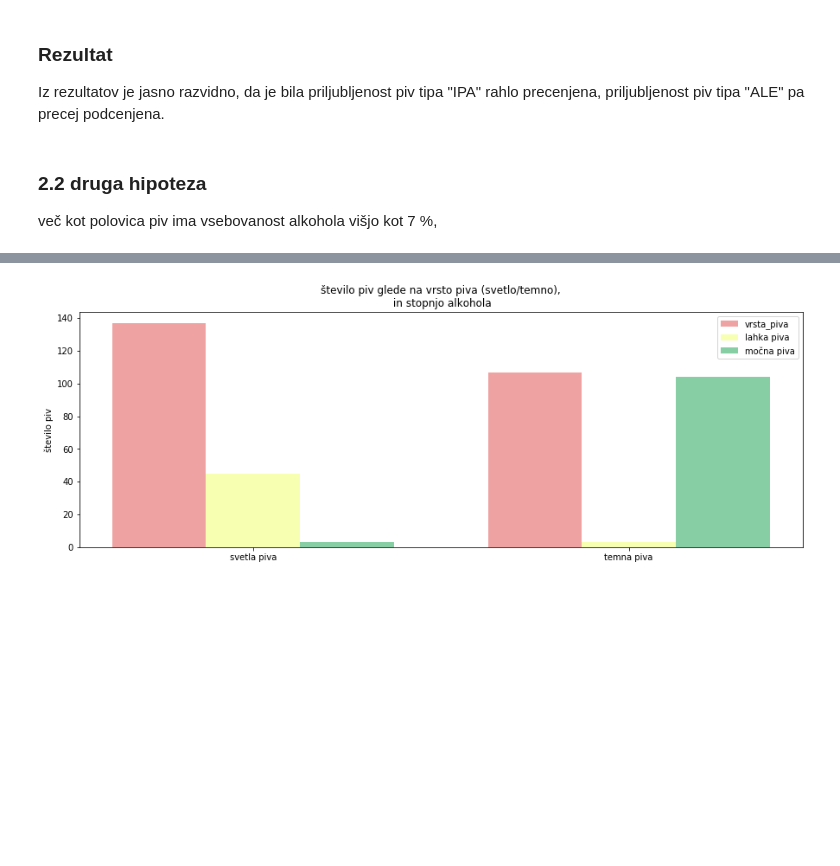
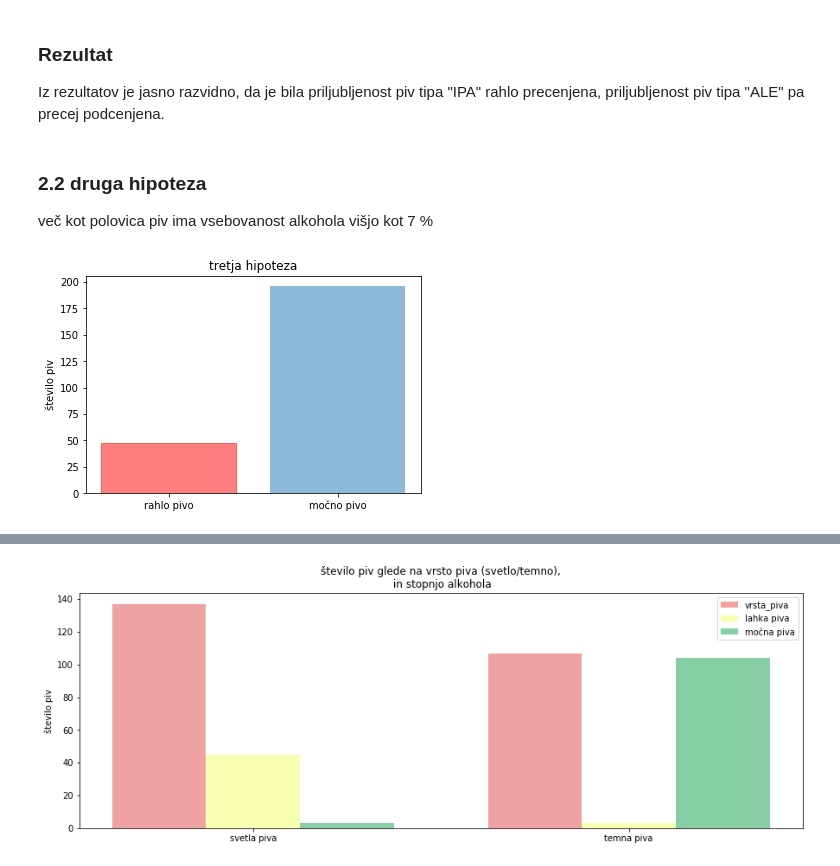
Before and after one commit to nkovacic99/beer_ratings, a Jupyter notebook: beer_ratings.ipynb, the cells around one changed output, grey strips where cells are left out. Drawn from its saved outputs; the diff is of its cells as text; code cells hidden in the pictures; blank space fills up the shorter version.

```diff
--- a/beer_ratings.ipynb
+++ b/beer_ratings.ipynb
@@ -136,4 +136,50 @@ Iz rezultatov je jasno razvidno, da je bila priljubljenost piv tipa "IPA" rahlo
 # %% [markdown]
 ### 2.2 druga hipoteza
 
-več kot polovica piv ima vsebovanost alkohola višjo kot 7 %,
+več kot polovica piv ima vsebovanost alkohola višjo kot 7 %
+# %%
+tipi = ['Stout', 'IPA', 'Lambic', 'Quad', 'Porter', 'Ale', 'Saison', 'Barleywine', 'Weisse', 'Dubbel', 'Hefeweizen', 'Bière Brut']
+svetla = ['IPA', 'Lambic', 'Ale', 'Saison', 'Weisse', 'Hefeweizen']
+temna = ['Stout', 'Quad', 'Porter', 'Barleywine', 'Dubbel', 'Bière Brut']
+scounter = 0
+slight = 0
+sstrong = 0
+dcounter = 0
+dlight = 0
+dstrong = 0
+
+for i in range(251):
+    for pivo in tipi:
+        try:
+            if pivo in piva['VRSTA_PIVA'][i]:
+                if pivo in svetla:
+                    scounter += 1
+                    try:
+                        if piva['STOPNJA_ALKOHOLA'][i] <= 7:
+                            slight += 1
+                        else:
+                            sstrong += 1
+                    except:
+                        pass
+                elif pivo in temna:
+                    dcounter += 1
+                    try:
+                        if piva['STOPNJA_ALKOHOLA'][i] <= 7:
+                            dlight += 1
+                        else:
+                            dstrong += 1
+                    except:
+                        pass
+        except:
+            pass
+
+kategorije = ['rahlo pivo', 'močno pivo']
+število_piv = [slight + dlight, sstrong + dstrong]
+barlist = plt.bar(kategorije, število_piv, align='center', alpha=0.5)
+barlist[0].set_color('r')
+plt.xticks(kategorije)
+plt.ylabel('število piv')
+plt.title('tretja hipoteza')
+plt.show()
+# %% [output]
+[figure, added]
```
Also changed, not shown: parts of 9 cells of this notebook.
